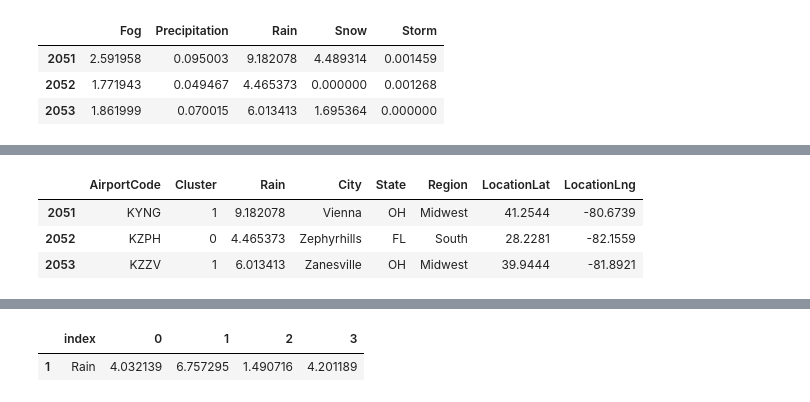
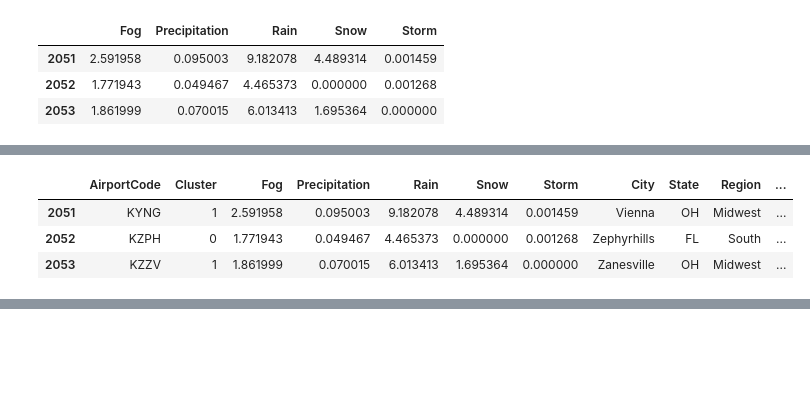
Before and after one commit to Skc69/MEMT680-, a Jupyter notebook: MEM_T680_Final_Project.ipynb, the cells around one changed output, grey strips where cells are left out. Saved outputs shown, nothing was run; the diff lists cells and outputs as text; code cells hidden in the pictures; blank space fills up the shorter version.

```diff
--- a/MEM_T680_Final_Project.ipynb
+++ b/MEM_T680_Final_Project.ipynb
@@ -290,15 +290,15 @@ fig_kmean.show()
 # %%
 kmeans = KMeans(n_clusters=4, random_state=0).fit(X)
 
 df_flat['Cluster'] = (kmeans.labels_).astype(str)
-df_cluster = pd.merge(df_flat[['AirportCode','Cluster']], weather.drop(['Cold','Hail','Fog','Precipitation','Snow','Storm'], axis=1),
+df_cluster = pd.merge(df_flat[['AirportCode','Cluster']], weather.drop(['Cold','Hail'], axis=1),
                       how='inner', on='AirportCode')
 df_cluster.tail(3)
 # %% [output]
-|  | AirportCode | Cluster | Rain | City | State | Region | LocationLat | LocationLng |
-| 2051 | KYNG | 1 | 9.182078 | Vienna | OH | Midwest | 41.2544 | -80.6739 |
-| 2052 | KZPH | 0 | 4.465373 | Zephyrhills | FL | South | 28.2281 | -82.1559 |
-| 2053 | KZZV | 1 | 6.013413 | Zanesville | OH | Midwest | 39.9444 | -81.8921 |
+|  | AirportCode | Cluster | Fog | Precipitation | Rain | Snow | Storm | City | State | Region | ... |
+| 2051 | KYNG | 1 | 2.591958 | 0.095003 | 9.182078 | 4.489314 | 0.001459 | Vienna | OH | Midwest | ... |
+| 2052 | KZPH | 0 | 1.771943 | 0.049467 | 4.465373 | 0.000000 | 0.001268 | Zephyrhills | FL | South | ... |
+| 2053 | KZZV | 1 | 1.861999 | 0.070015 | 6.013413 | 1.695364 | 0.000000 | Zanesville | OH | Midwest | ... |
 # %%
 fig_cluster = px.scatter_geo(df_cluster, lat='LocationLat', lon='LocationLng',
                       hover_name=weather['City'] + ', ' + weather['State'],
@@ -309,11 +309,3 @@ fig_cluster = px.scatter_geo(df_cluster, lat='LocationLat', lon='LocationLng',
 fig_cluster.show()
 # %% [output]
 [interactive output not drawn]
-# %%
-prop = df_cluster[['Cluster','Rain']].groupby(['Cluster']).mean().reset_index()
-prop2 = prop.transpose().reset_index()
-prop2 = prop2[(prop2['index'] != 'Cluster')].sort_values(by=0)
-prop2
-# %% [output]
-|  | index | 0 | 1 | 2 | 3 |
-| 1 | Rain | 4.032139 | 6.757295 | 1.490716 | 4.201189 |
```
Also changed, not shown: parts of 3 cells of this notebook.
